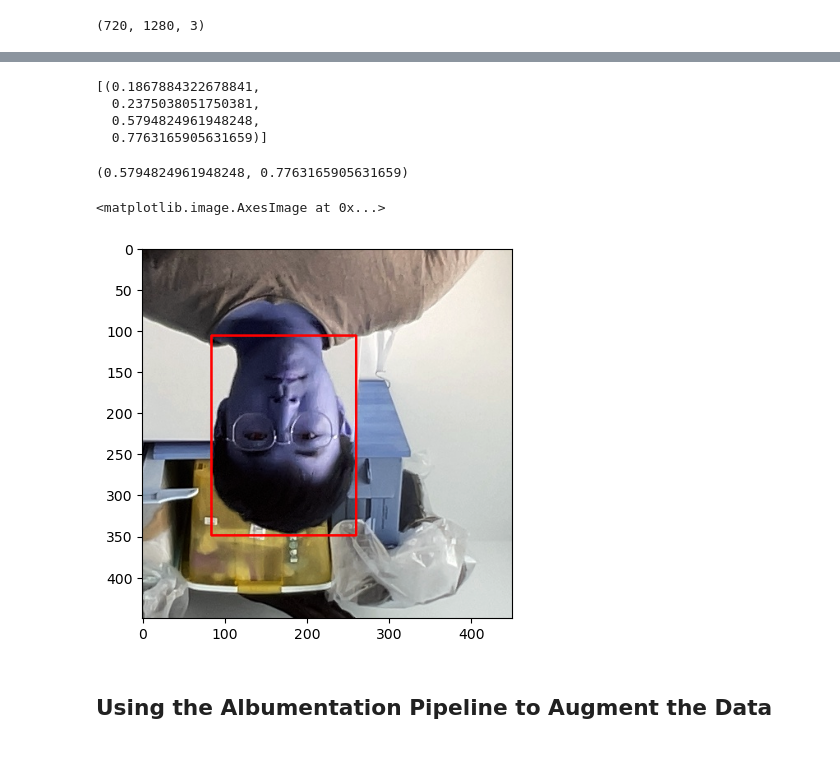
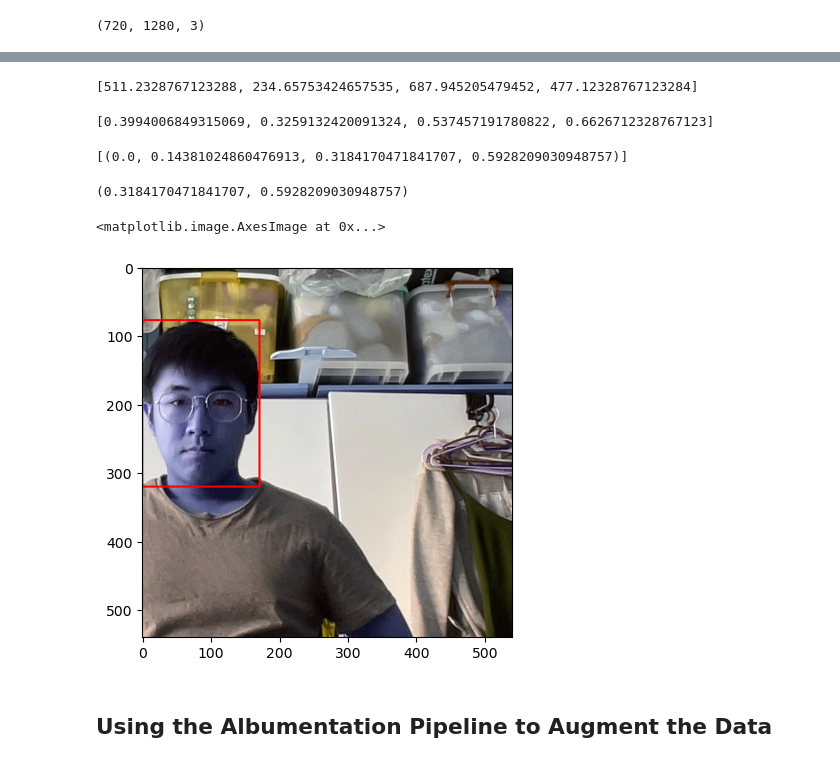
Before and after one commit to uclassa/SSA_telebot, a Jupyter notebook: facial_recognition/image_collection/collection.ipynb, the cells around one changed output, grey strips where cells are left out. Drawn from its saved outputs; the diff is of its cells as text; code cells hidden in the pictures.

```diff
--- a/facial_recognition/image_collection/collection.ipynb
+++ b/facial_recognition/image_collection/collection.ipynb
@@ -68,7 +68,7 @@ This part sets up the Albumentation pipeline and tests it on 1 image.
 import albumentations as alb
 import cv2
 # %%
-augmentor = alb.Compose([alb.RandomCrop(width=450, height=450),
+augmentor = alb.Compose([alb.RandomCrop(width=540, height=540),
                          alb.HorizontalFlip(p=0.5),
                          alb.RandomBrightnessContrast(p=0.2),
                          alb.RandomGamma(p=0.2),
@@ -93,33 +96,34 @@ coords[0] = label['shapes'][0]['points'][0][0]
 coords[1] = label['shapes'][0]['points'][0][1]
 coords[2] = label['shapes'][0]['points'][1][0]
 coords[3] = label['shapes'][0]['points'][1][1]
-# coords
+coords
+# %% [output]
+[511.2328767123288, 234.65753424657535, 687.945205479452, 477.12328767123284]
 # %%
 coords = list(np.divide(coords, [1280,720,1280,720]))
-# coords
+coords
+# %% [output]
+[0.3994006849315069, 0.3259132420091324, 0.537457191780822, 0.6626712328767123]
 # %%
 augmented = augmentor(image=img, bboxes=[coords], class_labels=['face'])
 # %%
 augmented['bboxes']
 # %% [output]
-[(0.1867884322678841,
-  0.2375038051750381,
-  0.5794824961948248,
-  0.7763165905631659)]
+[(0.0, 0.14381024860476913, 0.3184170471841707, 0.5928209030948757)]
 # %%
 augmented['bboxes'][0][2:]
 # %% [output]
-(0.5794824961948248, 0.7763165905631659)
+(0.3184170471841707, 0.5928209030948757)
 # %%
 cv2.rectangle(augmented['image'],
-              tuple(np.multiply(augmented['bboxes'][0][:2], [450,450]).astype(int)),
-              tuple(np.multiply(augmented['bboxes'][0][2:], [450,450]).astype(int)),
+              tuple(np.multiply(augmented['bboxes'][0][:2], [540,540]).astype(int)),
+              tuple(np.multiply(augmented['bboxes'][0][2:], [540,540]).astype(int)),
                     (255,0,0), 2)
 
 plt.imshow(augmented['image'])
 # %% [output]
 <matplotlib.image.AxesImage at 0x...>
-[figure, old version]
+[figure, new version]
 # %% [markdown]
 ## Using the Albumentation Pipeline to Augment the Data
 # %%
```
Also changed, not shown: parts of 64 cells of this notebook, 1 other file.
